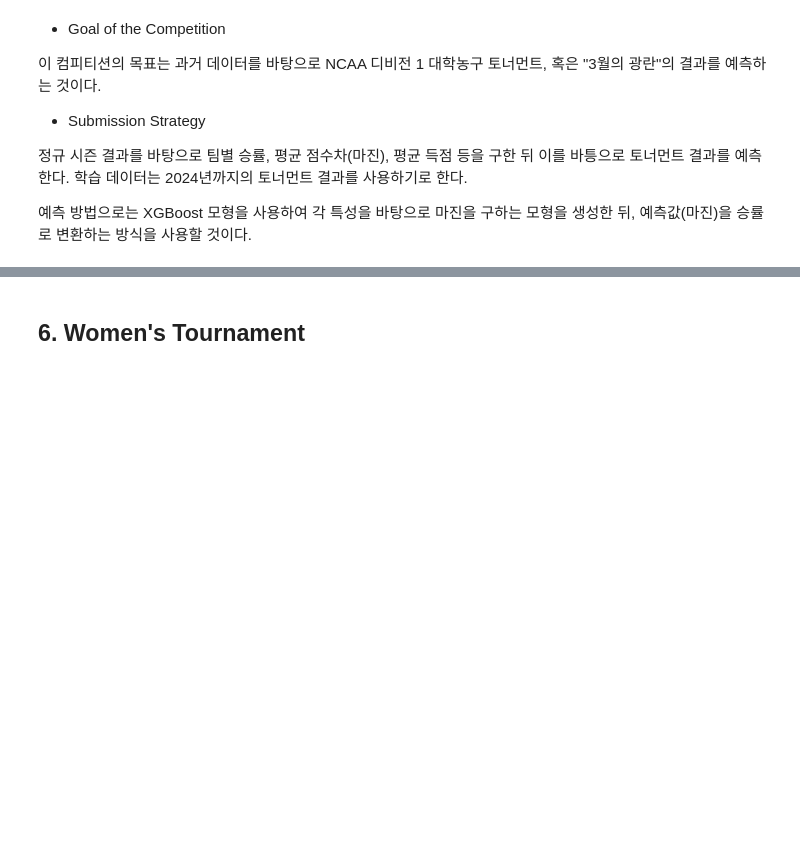
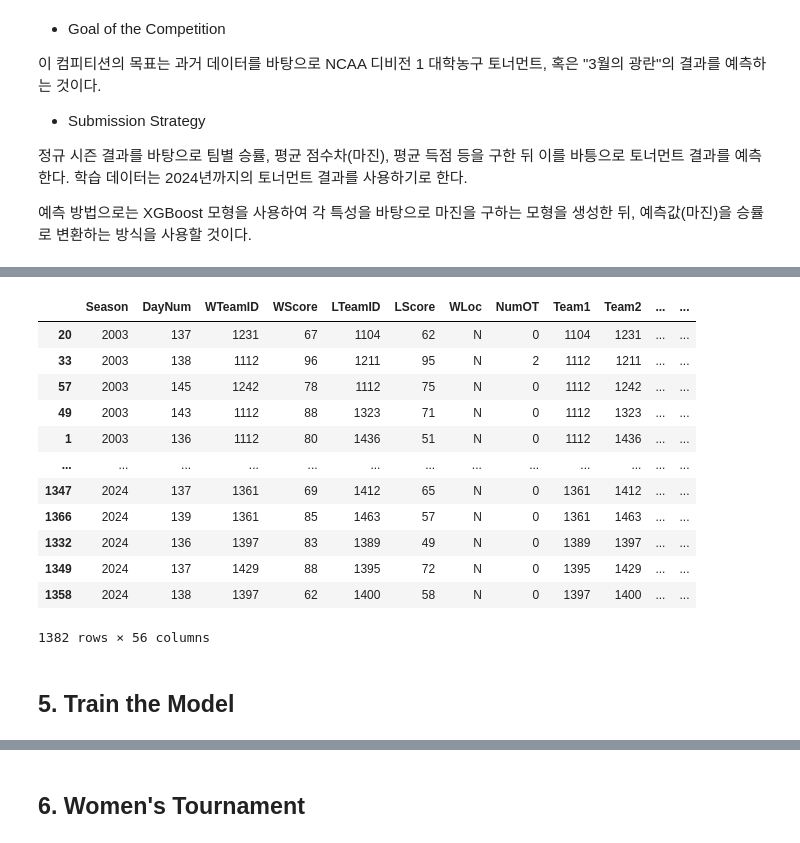
Before and after one commit to akaiuun12/MarchMadness2025, a Jupyter notebook: march_madness_2025.ipynb, the cells around one changed output, grey strips where cells are left out. Saved outputs shown, nothing was run; the diff lists cells and outputs as text; code cells hidden in the pictures; blank space fills up the shorter version.

```diff
--- a/march_madness_2025.ipynb
+++ b/march_madness_2025.ipynb
@@ -179,0 +133,19 @@
+# %%
+df_train = merge_training_data(df_summary, df_tourney)
+df_train
+# %% [output]
+|  | Season | DayNum | WTeamID | WScore | LTeamID | LScore | WLoc | NumOT | Team1 | Team2 | ... | ... |
+| 20 | 2003 | 137 | 1231 | 67 | 1104 | 62 | N | 0 | 1104 | 1231 | ... | ... |
+| 33 | 2003 | 138 | 1112 | 96 | 1211 | 95 | N | 2 | 1112 | 1211 | ... | ... |
+| 57 | 2003 | 145 | 1242 | 78 | 1112 | 75 | N | 0 | 1112 | 1242 | ... | ... |
+| 49 | 2003 | 143 | 1112 | 88 | 1323 | 71 | N | 0 | 1112 | 1323 | ... | ... |
+| 1 | 2003 | 136 | 1112 | 80 | 1436 | 51 | N | 0 | 1112 | 1436 | ... | ... |
+| ... | ... | ... | ... | ... | ... | ... | ... | ... | ... | ... | ... | ... |
+| 1347 | 2024 | 137 | 1361 | 69 | 1412 | 65 | N | 0 | 1361 | 1412 | ... | ... |
+| 1366 | 2024 | 139 | 1361 | 85 | 1463 | 57 | N | 0 | 1361 | 1463 | ... | ... |
+| 1332 | 2024 | 136 | 1397 | 83 | 1389 | 49 | N | 0 | 1389 | 1397 | ... | ... |
+| 1349 | 2024 | 137 | 1429 | 88 | 1395 | 72 | N | 0 | 1395 | 1429 | ... | ... |
+| 1358 | 2024 | 138 | 1397 | 62 | 1400 | 58 | N | 0 | 1397 | 1400 | ... | ... |
+1382 rows × 56 columns
+# %% [markdown]
+## 5. Train the Model
```
Also changed, not shown: parts of 38 cells of this notebook.
